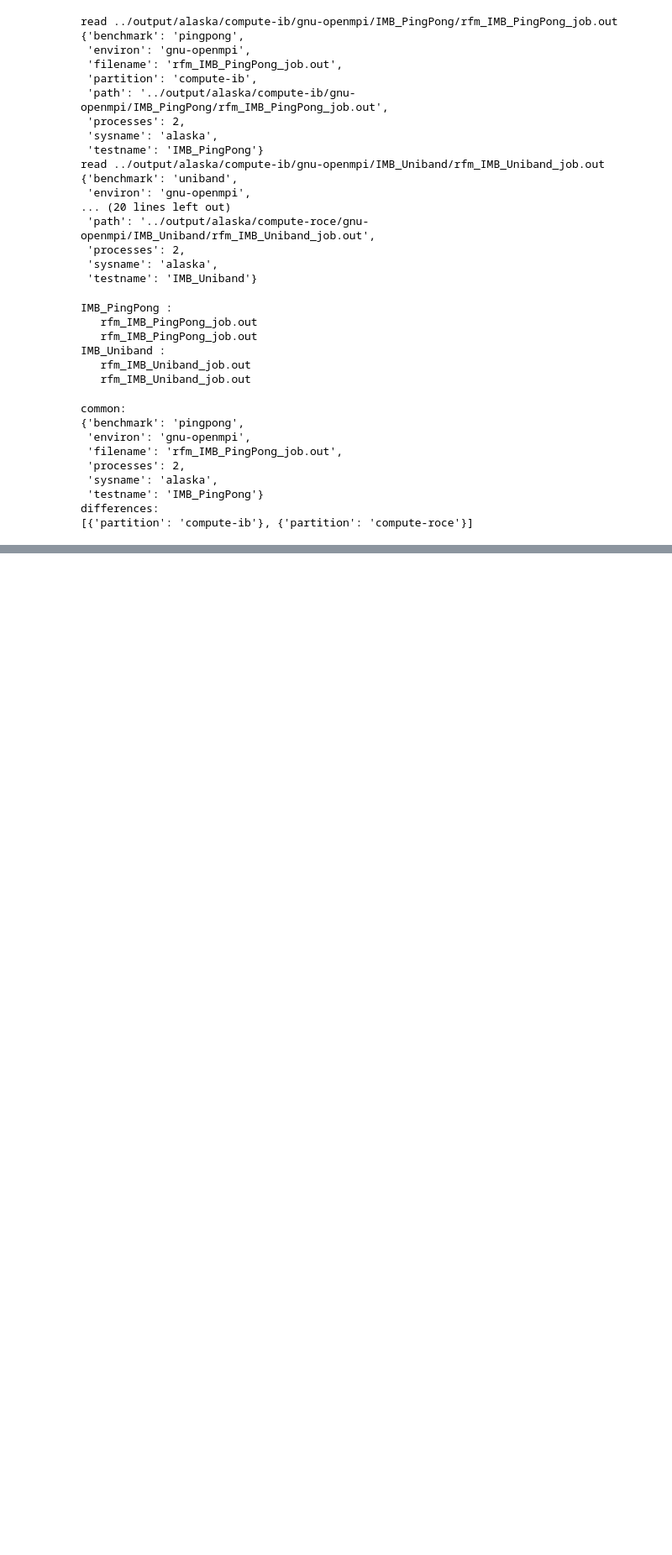
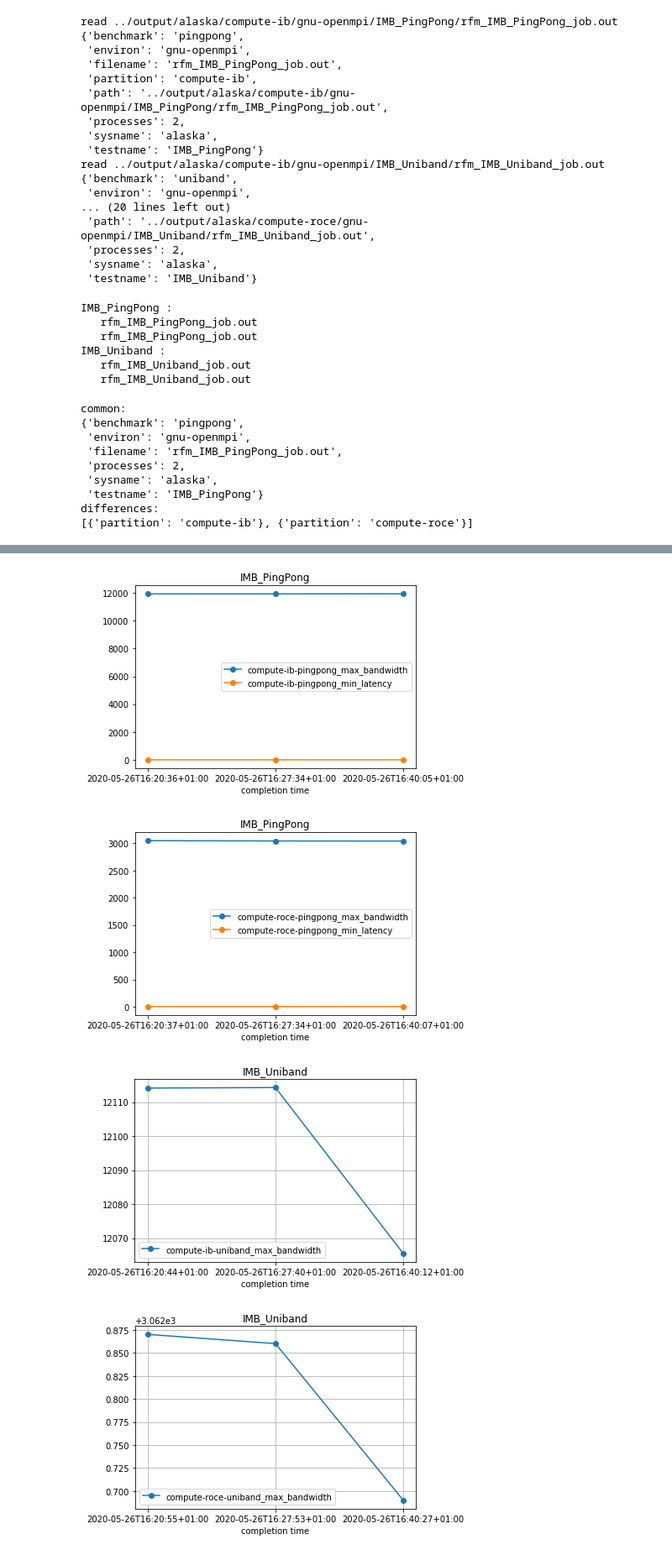
Before and after one commit to ukri-excalibur/excalibur-tests, a Jupyter notebook: imb-2018.1/IMB.ipynb, the cells around one changed output, grey strips where cells are left out. Shown: that part at 84% size. Cells and saved outputs as stored; diff of their text form; code cells hidden in the pictures; blank space fills up the shorter version.

Commit message:
add performance plotting - single plot per test

```diff
--- a/imb-2018.1/IMB.ipynb
+++ b/imb-2018.1/IMB.ipynb
@@ -291,0 +295,4 @@ IMB_Uniband :
+# %%
+# group performance data by testname:
+test_perf = group_by(perf_records, lambda x: x['meta']['testname'])
+pprint(test_perf)
@@ -291,0 +317,36 @@ IMB_Uniband :
+# %%
+# Plot: here we don't need to define the plot, because we can automatically work it out:
+
+import datetime
+
+from matplotlib.dates import date2num
+
+# plotting:
+for test in test_perf:
+
+    cases = test_perf[test]
+    common, differences = diff_meta(cases)
+    for ix, case in enumerate(cases):
+        plt.figure()
+
+        unique_meta = differences[ix]
+        perf_vars = [k for k in case if k != 'meta']
+        for perf_var in case:
+            if perf_var == 'meta': # not a real performance var
+                continue
+            dates = case[perf_var]['completion_time']
+            values = case[perf_var]['perf_value']
+            label = '-'.join(list(unique_meta.values()) + [perf_var])
+            plt.plot_date(dates, values, 'o-', label=label)
+
+
+            plt.title(test)
+            plt.legend()
+            plt.grid()
+            plt.xlabel('completion time')
+            #plt.ylabel()
+# %% [output]
+[figure, added]
+[figure, added]
+[figure, added]
+[figure, added]
```
Also changed, not shown: parts of 7 cells of this notebook.
